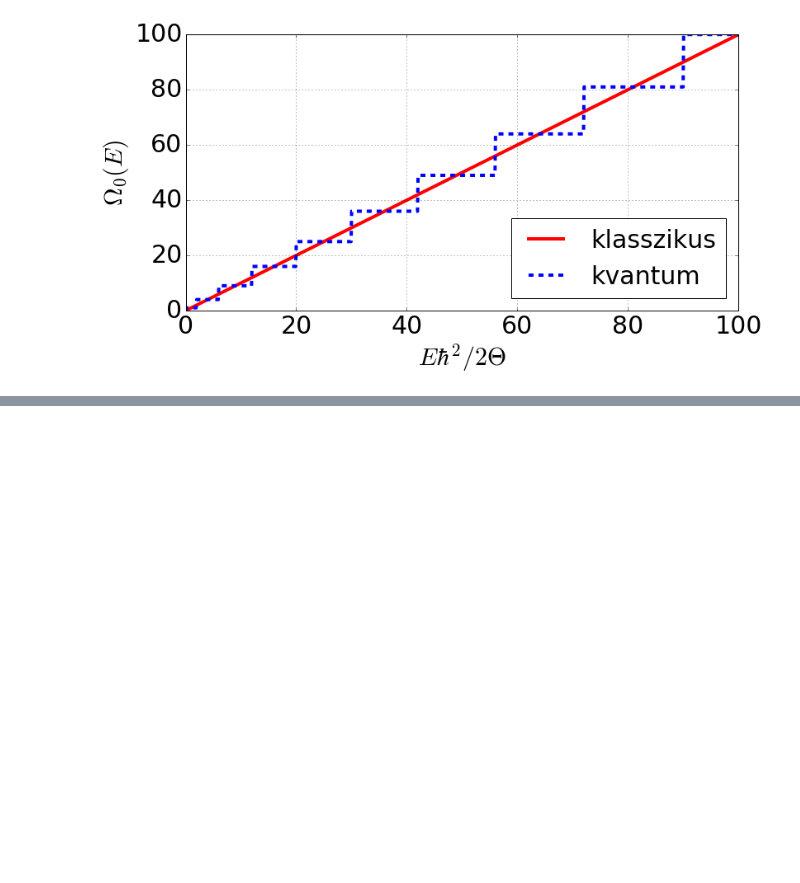
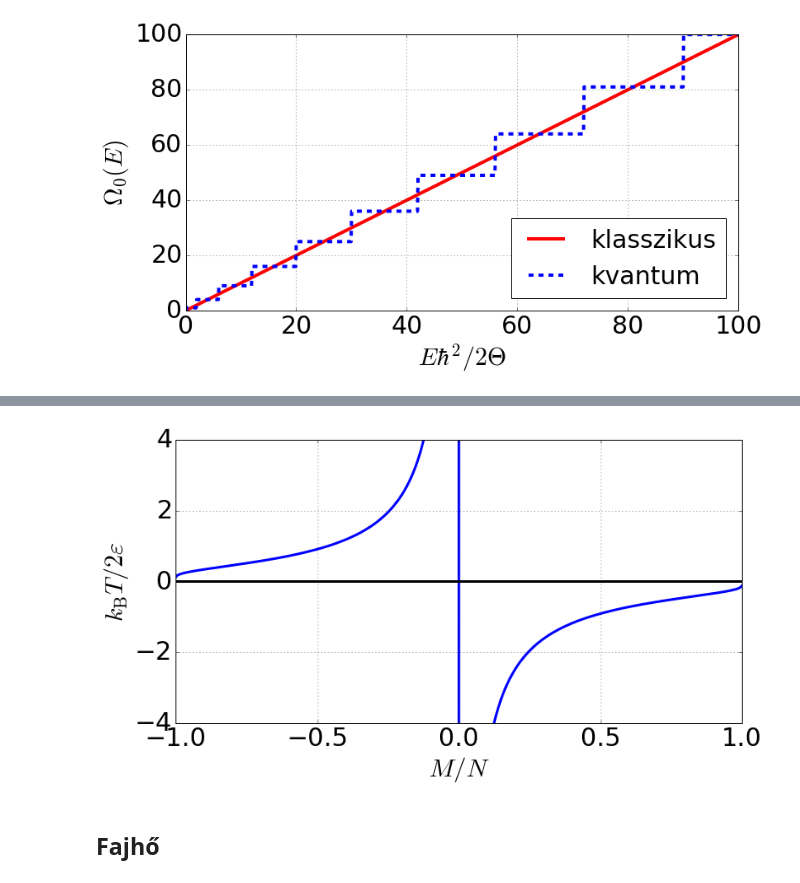
Before and after one commit to oroszl/statfiz-gyak, a Jupyter notebook: Fig/02-Mikrokanonikus.ipynb, the cells around one changed output, grey strips where cells are left out. Saved outputs shown, nothing was run; the diff lists cells and outputs as text; code cells hidden in the pictures; blank space fills up the shorter version.

```diff
--- a/Fig/02-Mikrokanonikus.ipynb
+++ b/Fig/02-Mikrokanonikus.ipynb
@@ -48,0 +75,19 @@ savefig('rotator_Omega.png',pad_inches=0.0,bbox_inches='tight')
+# %%
+def dspn(x):
+    return log((1-x)/(1+x))
+# %%
+m=linspace(-0.999,0.999,1000)
+figure(figsize=(12,6))
+plot(m,1/dspn(m),lw=3)
+plot([-1,1],[0,0],'k-',lw=3)
+grid()
+xlabel(r'$M/N$',fontsize=fs)
+xticks(fontsize=fs)
+ylabel(r'$k_\mathrm{B}T/2\varepsilon$',fontsize=fs)
+yticks(linspace(-4,4,5),fontsize=fs);
+ylim(-4,4);
+savefig('N2all_homerseklet.png',pad_inches=0.0,bbox_inches='tight')
+# %% [output]
+[figure, added]
+# %% [markdown]
+## Fajhő
```
Also changed, not shown: parts of 12 cells of this notebook, 8 other files.
